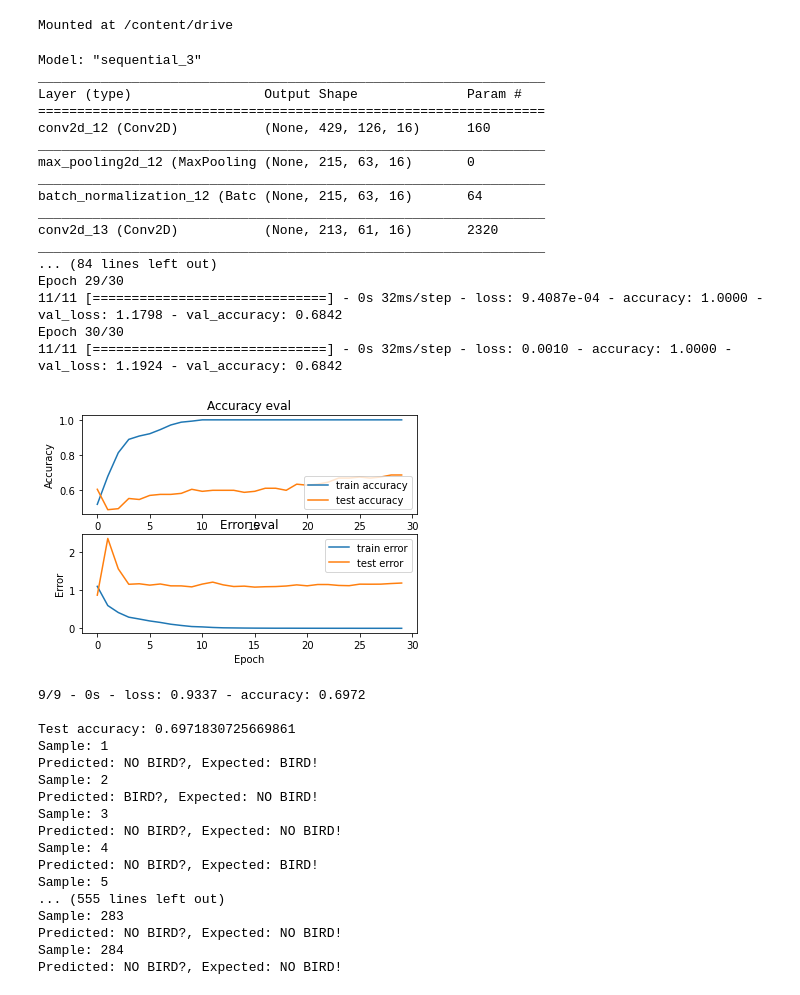
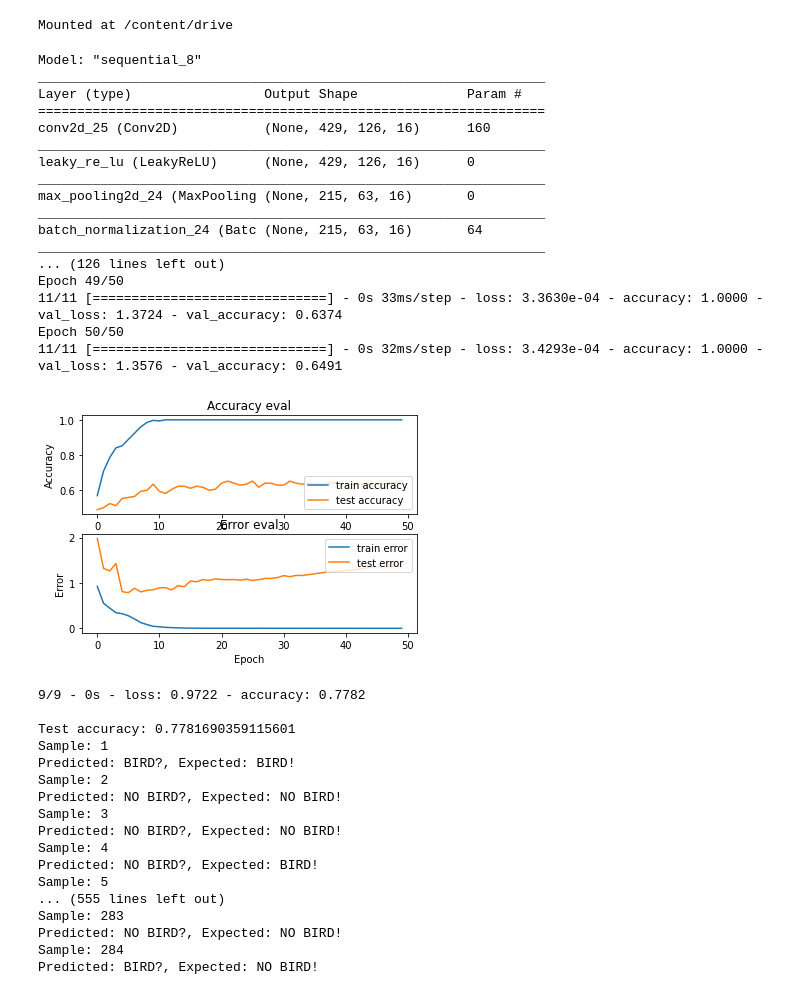
Before and after one commit to edward-h-81/bird_sound_detection, a Jupyter notebook: CNN_Colab/CNN Bulbul.ipynb, the cells around one changed output. Cells and saved outputs as stored; diff of their text form; code cells hidden in the pictures.

Commit message:
leaky relu improved test accuracy

```diff
--- a/CNN_Colab/CNN Bulbul.ipynb
+++ b/CNN_Colab/CNN Bulbul.ipynb
@@ -97,7 +97,8 @@ def build_model(input_shape):
     model = keras.Sequential()
 
     # 1st conv layer
-    model.add(keras.layers.Conv2D(16, (3, 3), activation='relu', input_shape=input_shape))
+    model.add(keras.layers.Conv2D(16, (3, 3), input_shape=input_shape))
+    model.add(keras.layers.LeakyReLU())
     model.add(keras.layers.MaxPool2D((3, 3), strides=(2, 2), padding='same'))
     model.add(keras.layers.BatchNormalization())
 
@@ -175,52 +176,52 @@ if __name__ == "__main__":
                   loss='sparse_categorical_crossentropy',
                   metrics=['accuracy'])
 
     model.summary()
 
     # train model
-    history = model.fit(X_train, y_train, validation_data=(X_validation, y_validation), batch_size=64, epochs=30)
+    history = model.fit(X_train, y_train, validation_data=(X_validation, y_validation), batch_size=64, epochs=50)
 
     # plot accuracy/error for training and validation
     plot_history(history)
 
     # evaluate model on test set
     test_loss, test_acc = model.evaluate(X_test, y_test, verbose=2)
     print('\nTest accuracy:', test_acc)
 
     index = 0
     # make prediction on a sample
     while index < len(X_test):
         X = X_test[index]
         y = y_test[index]
         print("Sample: {}".format(index+1))
         predict(model, X, y)
         index += 1
 # %% [output]
-Model: "sequential_3"
+Model: "sequential_8"
 _________________________________________________________________
 Layer (type)                 Output Shape              Param #
 =================================================================
-conv2d_12 (Conv2D)           (None, 429, 126, 16)      160
+conv2d_25 (Conv2D)           (None, 429, 126, 16)      160
 _________________________________________________________________
-max_pooling2d_12 (MaxPooling (None, 215, 63, 16)       0
+leaky_re_lu (LeakyReLU)      (None, 429, 126, 16)      0
 _________________________________________________________________
-batch_normalization_12 (Batc (None, 215, 63, 16)       64
+max_pooling2d_24 (MaxPooling (None, 215, 63, 16)       0
 _________________________________________________________________
-conv2d_13 (Conv2D)           (None, 213, 61, 16)       2320
+batch_normalization_24 (Batc (None, 215, 63, 16)       64
 _________________________________________________________________
-... (84 lines left out)
-Epoch 29/30
-11/11 [==============================] - 0s 32ms/step - loss: 9.4087e-04 - accuracy: 1.0000 - val_loss: 1.1798 - val_accuracy: 0.6842
-Epoch 30/30
-11/11 [==============================] - 0s 32ms/step - loss: 0.0010 - accuracy: 1.0000 - val_loss: 1.1924 - val_accuracy: 0.6842
+... (126 lines left out)
+Epoch 49/50
+11/11 [==============================] - 0s 33ms/step - loss: 3.3630e-04 - accuracy: 1.0000 - val_loss: 1.3724 - val_accuracy: 0.6374
+Epoch 50/50
+11/11 [==============================] - 0s 32ms/step - loss: 3.4293e-04 - accuracy: 1.0000 - val_loss: 1.3576 - val_accuracy: 0.6491
-[figure, old version]
+[figure, new version]
-9/9 - 0s - loss: 0.9337 - accuracy: 0.6972
+9/9 - 0s - loss: 0.9722 - accuracy: 0.7782
 
-Test accuracy: 0.6971830725669861
+Test accuracy: 0.7781690359115601
 Sample: 1
-Predicted: NO BIRD?, Expected: BIRD!
+Predicted: BIRD?, Expected: BIRD!
 Sample: 2
-Predicted: BIRD?, Expected: NO BIRD!
+Predicted: NO BIRD?, Expected: NO BIRD!
 Sample: 3
 Predicted: NO BIRD?, Expected: NO BIRD!
 Sample: 4
@@ -230,4 +231,4 @@ Sample: 5
 Sample: 283
 Predicted: NO BIRD?, Expected: NO BIRD!
 Sample: 284
-Predicted: NO BIRD?, Expected: NO BIRD!
+Predicted: BIRD?, Expected: NO BIRD!
```
